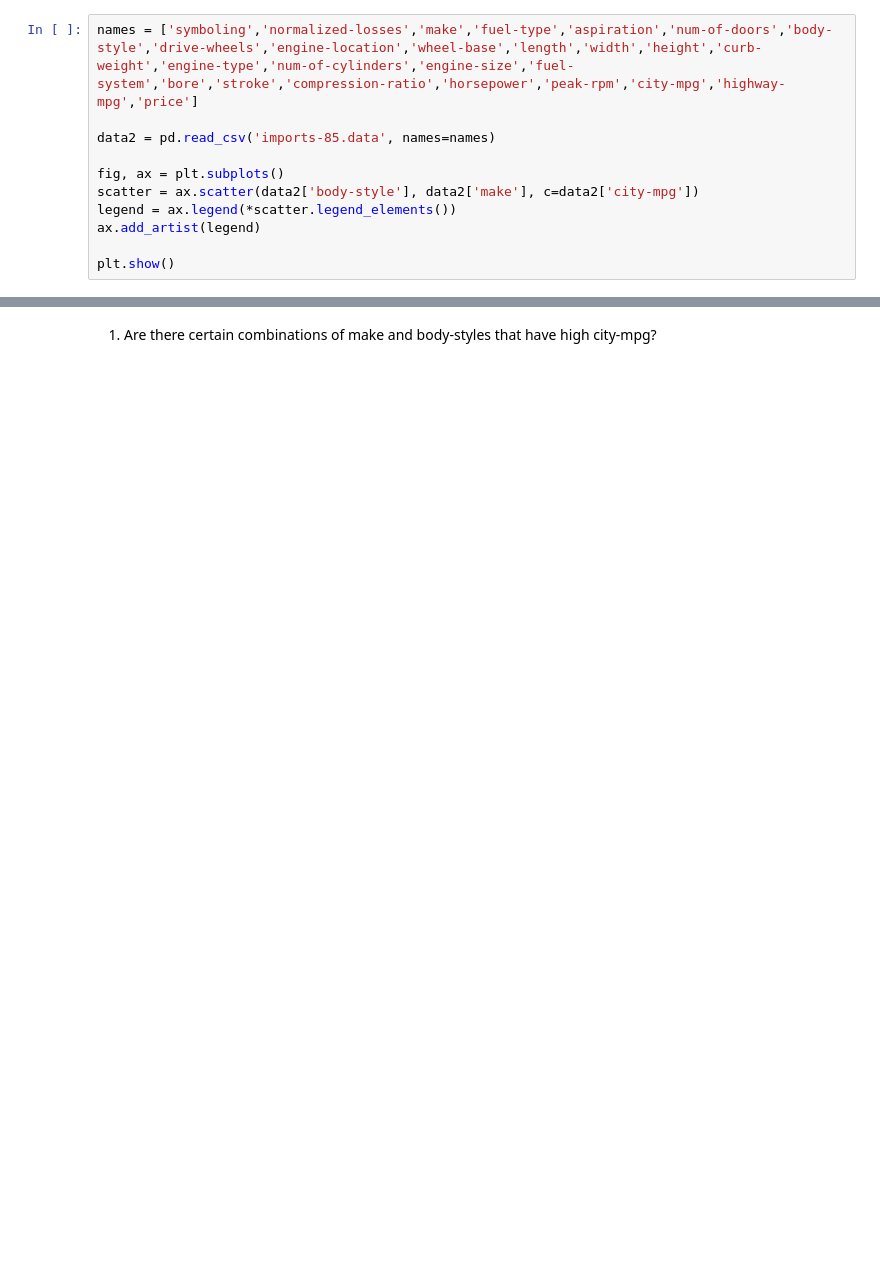
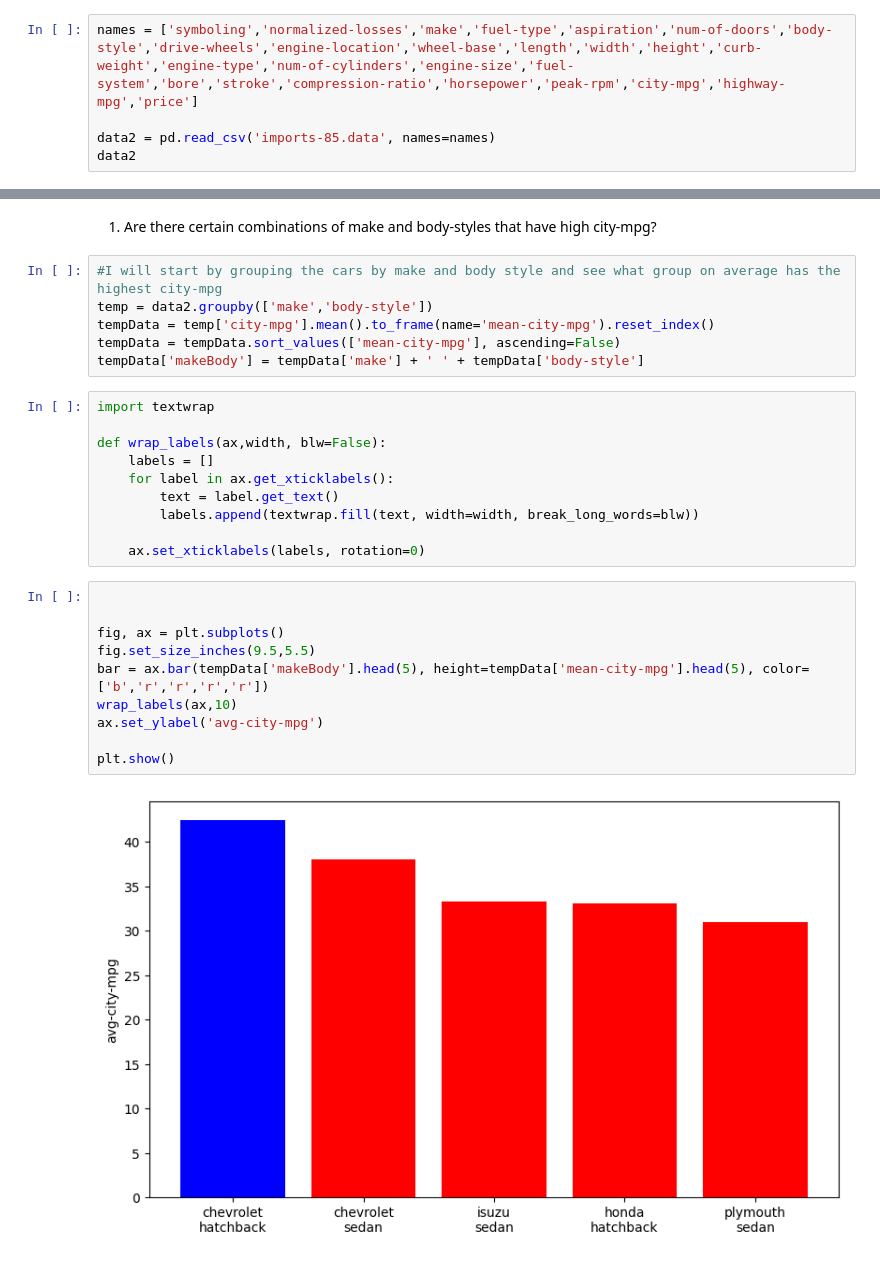
Before and after one commit to GriffinJack/DS8007, a Jupyter notebook: Homework_2.ipynb, the cells around one changed output, grey strips where cells are left out. Cells and saved outputs as stored; diff of their text form; blank space fills up the shorter version.

```diff
--- a/Homework_2.ipynb
+++ b/Homework_2.ipynb
@@ -123,11 +126,5 @@ Data set #2 imports-85
 names = ['symboling','normalized-losses','make','fuel-type','aspiration','num-of-doors','body-style','drive-wheels','engine-location','wheel-base','length','width','height','curb-weight','engine-type','num-of-cylinders','engine-size','fuel-system','bore','stroke','compression-ratio','horsepower','peak-rpm','city-mpg','highway-mpg','price']
 
 data2 = pd.read_csv('imports-85.data', names=names)
-
-fig, ax = plt.subplots()
-scatter = ax.scatter(data2['body-style'], data2['make'], c=data2['city-mpg'])
-legend = ax.legend(*scatter.legend_elements())
-ax.add_artist(legend)
-
-plt.show()
+data2
 # %% [output]
@@ -135,2 +144,30 @@ plt.show()
 # %% [markdown]
 1. Are there certain combinations of make and body-styles that have high city-mpg?
+# %%
+#I will start by grouping the cars by make and body style and see what group on average has the highest city-mpg
+temp = data2.groupby(['make','body-style'])
+tempData = temp['city-mpg'].mean().to_frame(name='mean-city-mpg').reset_index()
+tempData = tempData.sort_values(['mean-city-mpg'], ascending=False)
+tempData['makeBody'] = tempData['make'] + ' ' + tempData['body-style']
+# %%
+import textwrap
+
+def wrap_labels(ax,width, blw=False):
+    labels = []
+    for label in ax.get_xticklabels():
+        text = label.get_text()
+        labels.append(textwrap.fill(text, width=width, break_long_words=blw))
+
+    ax.set_xticklabels(labels, rotation=0)
+# %%
+
+
+fig, ax = plt.subplots()
+fig.set_size_inches(9.5,5.5)
+bar = ax.bar(tempData['makeBody'].head(5), height=tempData['mean-city-mpg'].head(5), color=['b','r','r','r','r'])
+wrap_labels(ax,10)
+ax.set_ylabel('avg-city-mpg')
+
+plt.show()
+# %% [output]
+[figure, added]
```
Also changed, not shown: parts of 14 cells of this notebook.
